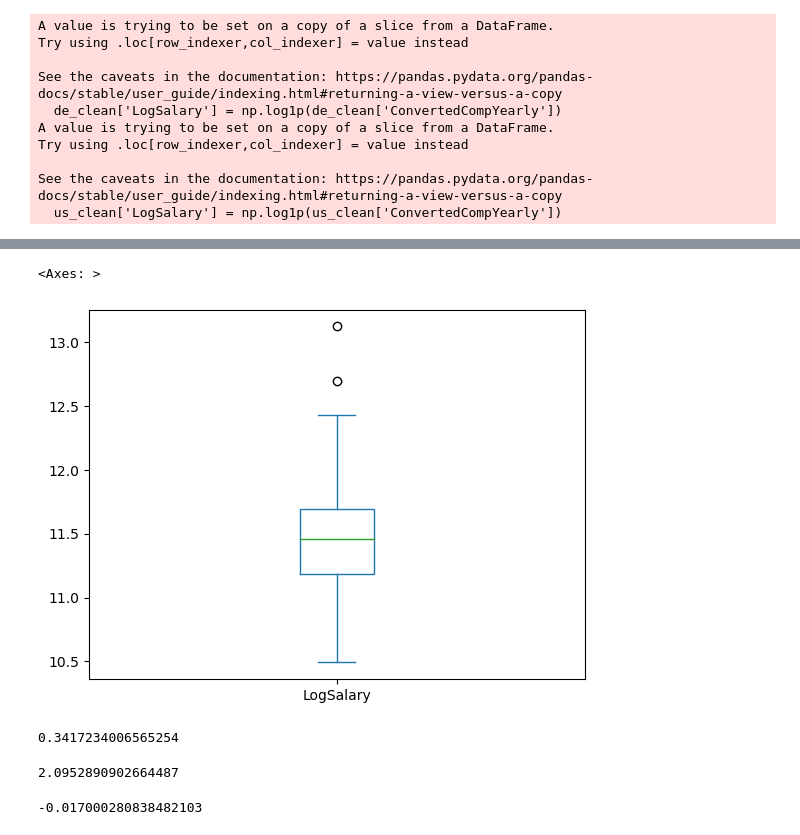
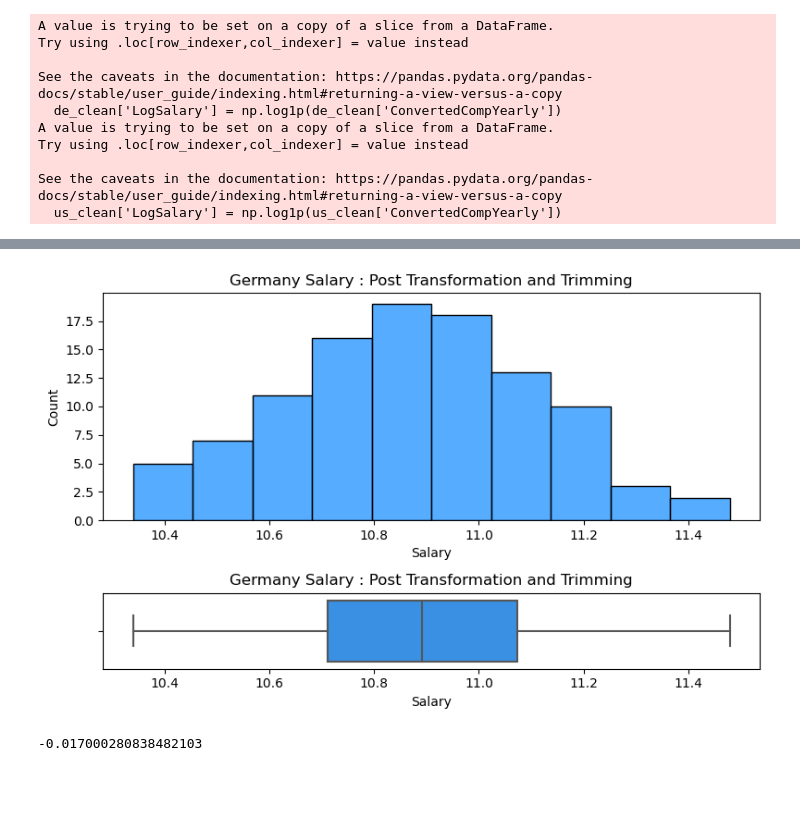
Before and after one commit to KhalilHammod/dev-salary-gap-us-germany, a Jupyter notebook: notebook/salary_analysis_us_germany.ipynb, the cells around one changed output, grey strips where cells are left out. Saved outputs shown, nothing was run; the diff lists cells and outputs as text; code cells hidden in the pictures; blank space fills up the shorter version.

```diff
--- a/notebook/salary_analysis_us_germany.ipynb
+++ b/notebook/salary_analysis_us_germany.ipynb
@@ -172,16 +140,3 @@ sns.histplot(us_clean.LogSalary, bins= 25)
-# %%
-us_clean.LogSalary.plot(kind= 'box')
-# %% [output]
-<Axes: >
-[figure, removed]
-# %%
-us_clean.LogSalary.skew()
-# %% [output]
-0.3417234006565254
-# %%
-de_clean.LogSalary.skew()
-# %% [output]
-2.0952890902664487
 # %%
 germany_98 = de_clean['LogSalary'].quantile(0.98)
 de_clean_trimmed = de_clean[ de_clean['LogSalary'] < germany_98]
@@ -188,3 +146,7 @@ de_clean_trimmed = de_clean[ de_clean['LogSalary'] < germany_98]
+# %%
+subplot(de_clean_trimmed.LogSalary, label= 'Germany Salary : Post Transformation and Trimming', color= 'dodgerblue', bins= 10)
+# %% [output]
+[figure, added]
 # %%
 de_clean_trimmed.LogSalary.skew()
 # %% [output]
```
Also changed, not shown: parts of 29 cells of this notebook.
